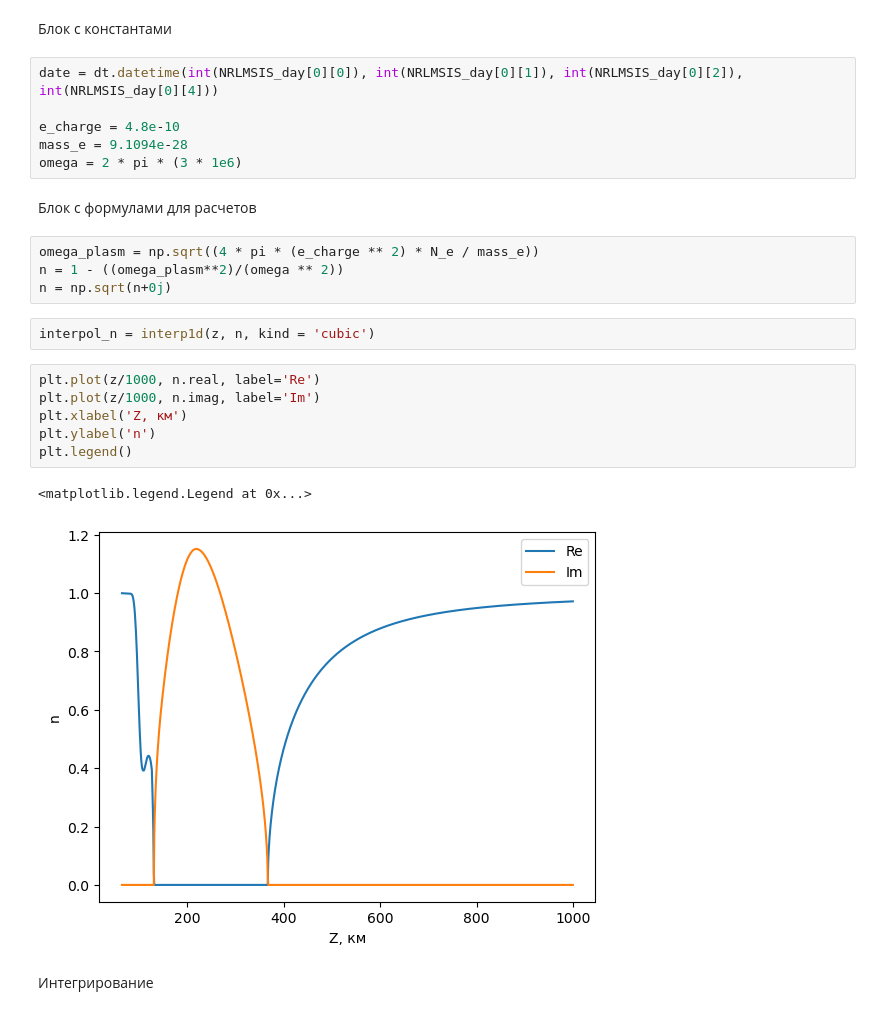
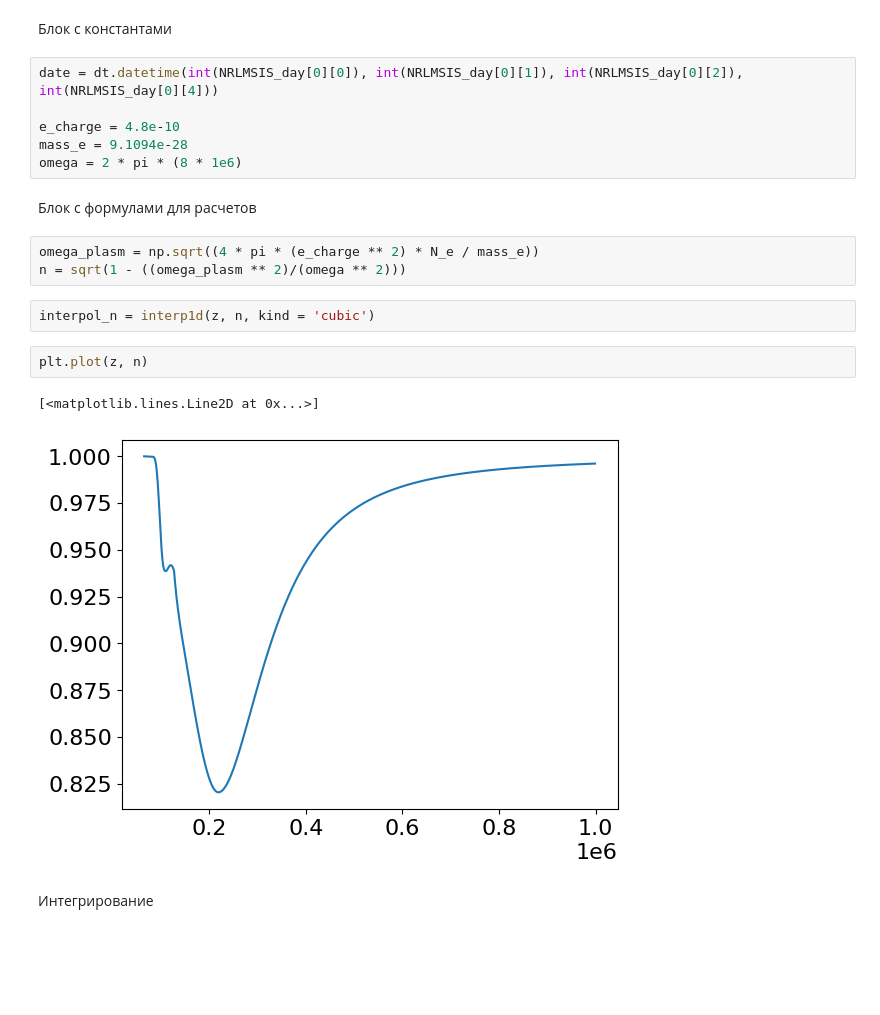
Before and after one commit to astronom-v-cube/exam_rrv, a Jupyter notebook: 5.ipynb, the cells around one changed output. Cells and saved outputs as stored; diff of their text form; blank space fills up the shorter version.

```diff
--- a/5.ipynb
+++ b/5.ipynb
@@ -61,24 +61,19 @@ date = dt.datetime(int(NRLMSIS_day[0][0]), int(NRLMSIS_day[0][1]), int(NRLMSIS_d
 
 e_charge = 4.8e-10
 mass_e = 9.1094e-28
-omega = 2 * pi * (3 * 1e6)
+omega = 2 * pi * (8 * 1e6)
 # %% [markdown]
 Блок с формулами для расчетов
 # %%
 omega_plasm = np.sqrt((4 * pi * (e_charge ** 2) * N_e / mass_e))
-n = 1 - ((omega_plasm**2)/(omega ** 2))
-n = np.sqrt(n+0j)
+n = sqrt(1 - ((omega_plasm ** 2)/(omega ** 2)))
 # %%
 interpol_n = interp1d(z, n, kind = 'cubic')
-# %%
-plt.plot(z/1000, n.real, label='Re')
-plt.plot(z/1000, n.imag, label='Im')
-plt.xlabel('Z, км')
-plt.ylabel('n')
-plt.legend()
-# %% [output]
-<matplotlib.legend.Legend at 0x...>
-[figure, removed]
+# %%
+plt.plot(z, n)
+# %% [output]
+[<matplotlib.lines.Line2D at 0x...>]
+[figure, added]
 # %% [markdown]
 Интегрирование
 # %%
```
Also changed, not shown: parts of 2 cells of this notebook.
